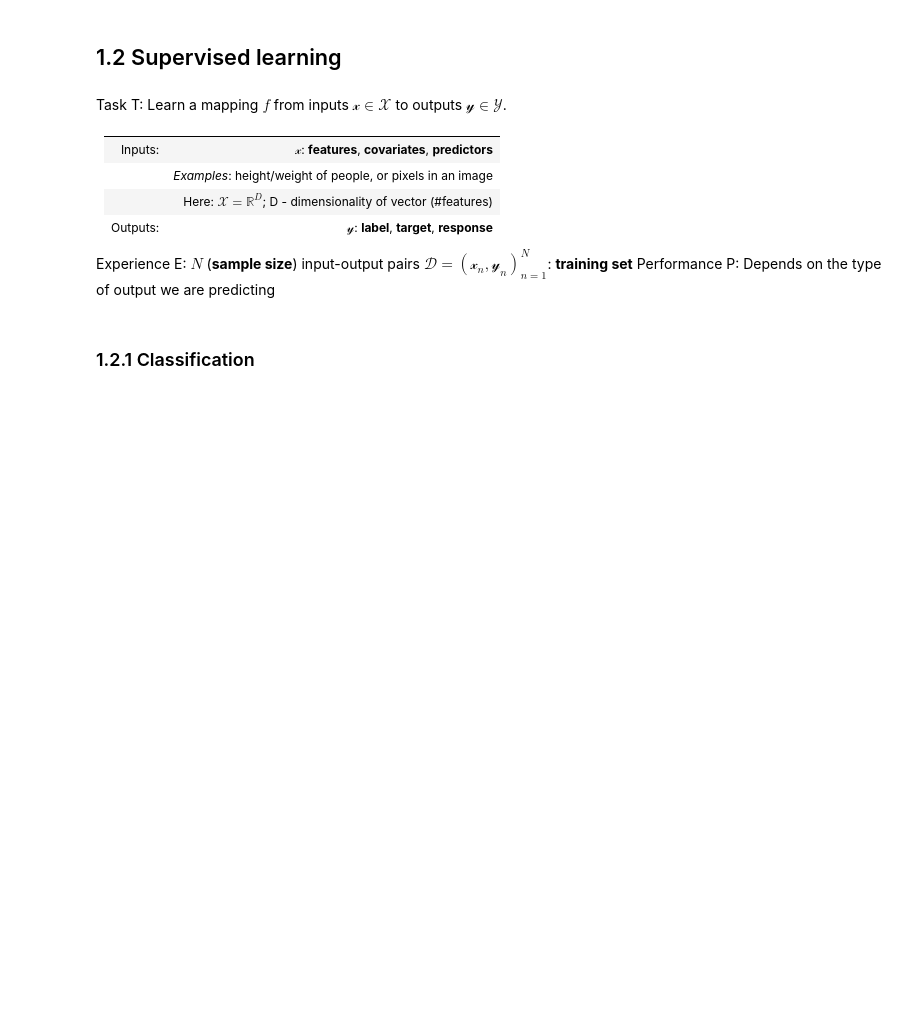
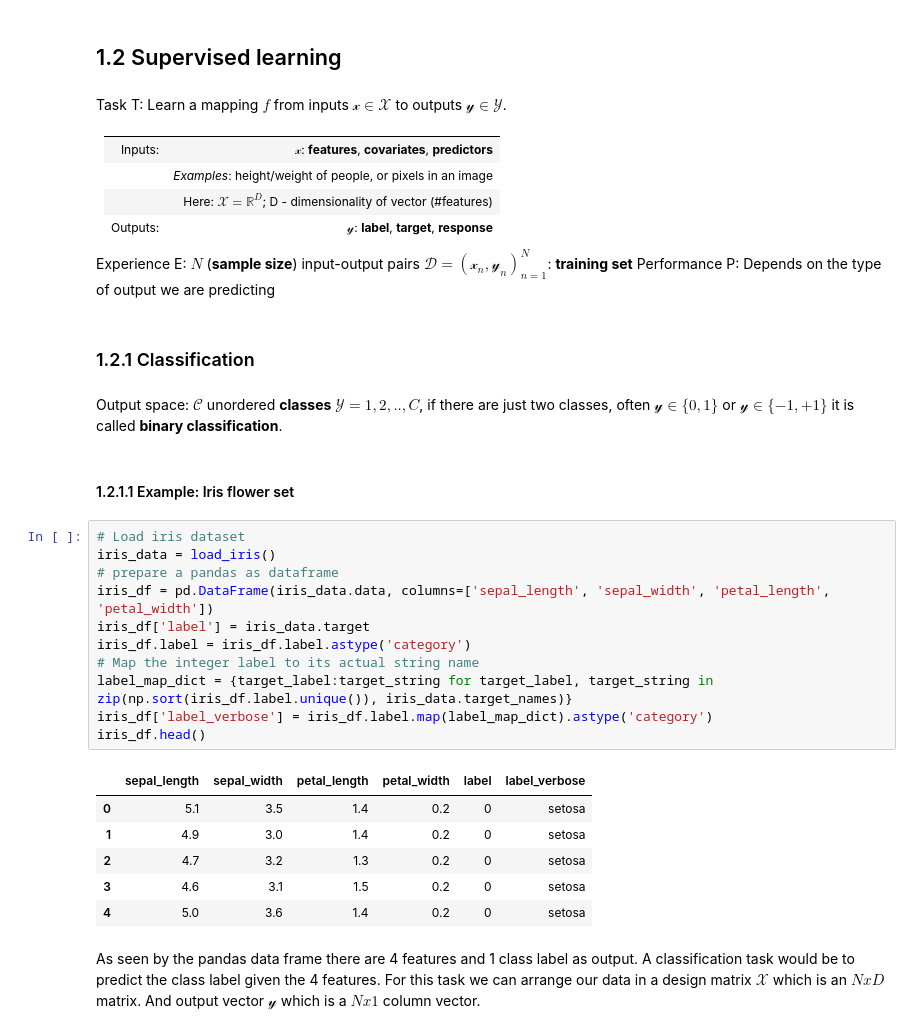
Before and after one commit to marcbue/PMLAN, a Jupyter notebook: notebooks/1_introduction/machine_learning_basics.ipynb, the cells around one changed output. Cells and saved outputs as stored; diff of their text form; blank space fills up the shorter version.

```diff
--- a/notebooks/1_introduction/machine_learning_basics.ipynb
+++ b/notebooks/1_introduction/machine_learning_basics.ipynb
@@ -24,3 +35,27 @@ Experience E: $N$ (**sample size**) input-output pairs $\mathcal{D}={(\mathcal{x
 Performance P: Depends on the type of output we are predicting
 # %% [markdown]
 ### 1.2.1 Classification
+# %% [markdown]
+Output space: $\mathcal{C}$ unordered **classes** $\mathcal{Y}={1,2,..,C}$, if there are just two classes, often $\mathcal{y} \in \{0,1\}$ or $\mathcal{y} \in \{-1, +1\}$ it is called **binary classification**.
+# %% [markdown]
+#### 1.2.1.1 Example: Iris flower set
+# %%
+# Load iris dataset
+iris_data = load_iris()
+# prepare a pandas as dataframe
+iris_df = pd.DataFrame(iris_data.data, columns=['sepal_length', 'sepal_width', 'petal_length', 'petal_width'])
+iris_df['label'] = iris_data.target
+iris_df.label = iris_df.label.astype('category')
+# Map the integer label to its actual string name
+label_map_dict = {target_label:target_string for target_label, target_string in zip(np.sort(iris_df.label.unique()), iris_data.target_names)}
+iris_df['label_verbose'] = iris_df.label.map(label_map_dict).astype('category')
+iris_df.head()
+# %% [output]
+|  | sepal_length | sepal_width | petal_length | petal_width | label | label_verbose |
+| 0 | 5.1 | 3.5 | 1.4 | 0.2 | 0 | setosa |
+| 1 | 4.9 | 3.0 | 1.4 | 0.2 | 0 | setosa |
+| 2 | 4.7 | 3.2 | 1.3 | 0.2 | 0 | setosa |
+| 3 | 4.6 | 3.1 | 1.5 | 0.2 | 0 | setosa |
+| 4 | 5.0 | 3.6 | 1.4 | 0.2 | 0 | setosa |
+# %% [markdown]
+As seen by the pandas data frame there are 4 features and 1 class label as output. A classification task would be to predict the class label given the 4 features. For this task we can arrange our data in a design matrix $\mathcal{X}$ which is an $N x D$ matrix. And output vector $\mathcal{y}$ which is a $N x 1$ column vector.
```
Also changed, not shown: parts of 11 cells of this notebook, 2 other files.
